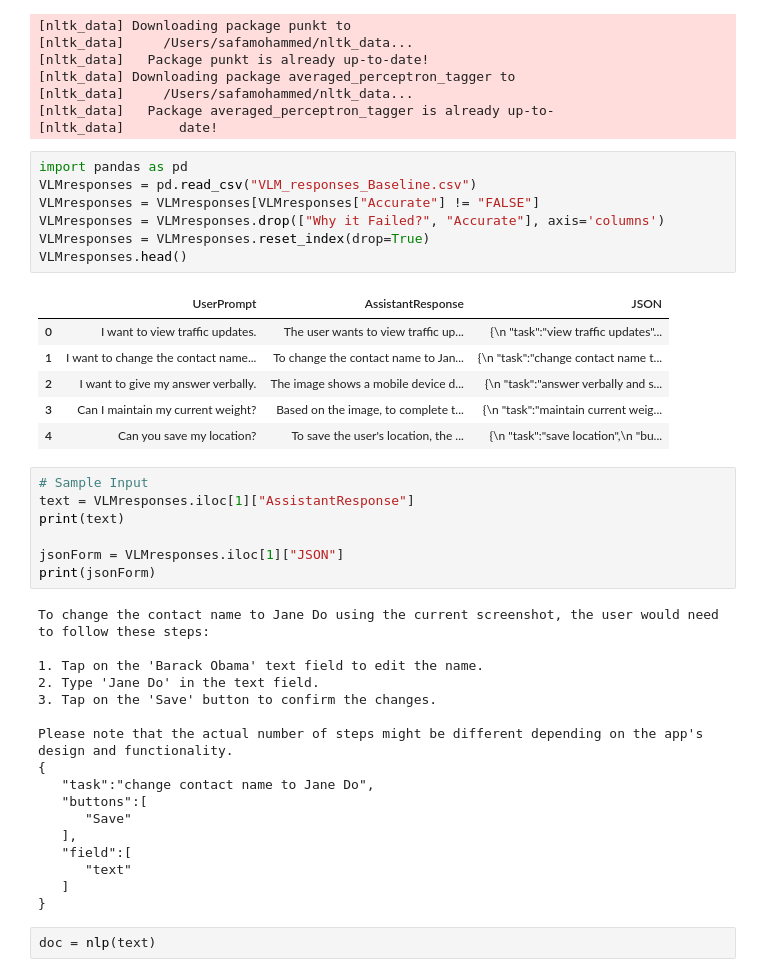
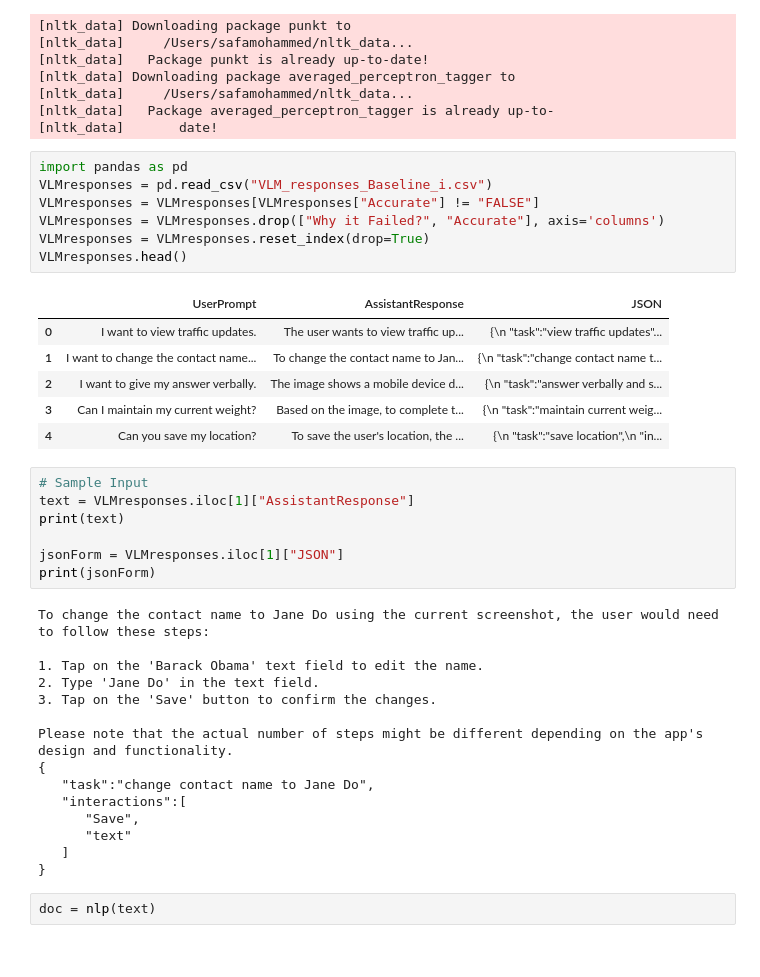
Before and after one commit to rng190001/CS6375-ResearchProject, a Jupyter notebook: dependencyParser.ipynb, the cells around one changed output. Cells and saved outputs as stored; diff of their text form.

```diff
--- a/dependencyParser.ipynb
+++ b/dependencyParser.ipynb
@@ -40,18 +40,18 @@ nlp = spacy.load("en_core_web_sm")
 [nltk_data]       date!
 # %%
 import pandas as pd
-VLMresponses = pd.read_csv("VLM_responses_Baseline.csv")
+VLMresponses = pd.read_csv("VLM_responses_Baseline_i.csv")
 VLMresponses = VLMresponses[VLMresponses["Accurate"] != "FALSE"]
 VLMresponses = VLMresponses.drop(["Why it Failed?", "Accurate"], axis='columns')
 VLMresponses = VLMresponses.reset_index(drop=True)
 VLMresponses.head()
 # %% [output]
 |  | UserPrompt | AssistantResponse | JSON |
 | 0 | I want to view traffic updates. | The user wants to view traffic up... | {\n "task":"view traffic updates"... |
 | 1 | I want to change the contact name... | To change the contact name to Jan... | {\n "task":"change contact name t... |
 | 2 | I want to give my answer verbally. | The image shows a mobile device d... | {\n "task":"answer verbally and s... |
 | 3 | Can I maintain my current weight? | Based on the image, to complete t... | {\n "task":"maintain current weig... |
-| 4 | Can you save my location? | To save the user's location, the ... | {\n "task":"save location",\n "bu... |
+| 4 | Can you save my location? | To save the user's location, the ... | {\n "task":"save location",\n "in... |
 # %%
 # Sample Input
 text = VLMresponses.iloc[1]["AssistantResponse"]
@@ -69,10 +69,8 @@ To change the contact name to Jane Do using the current screenshot, the user wou
 Please note that the actual number of steps might be different depending on the app's design and functionality.
 {
    "task":"change contact name to Jane Do",
-   "buttons":[
-      "Save"
-   ],
-   "field":[
+   "interactions":[
+      "Save",
       "text"
    ]
 }
```
Also changed, not shown: parts of 4 cells of this notebook, 2 other files.
